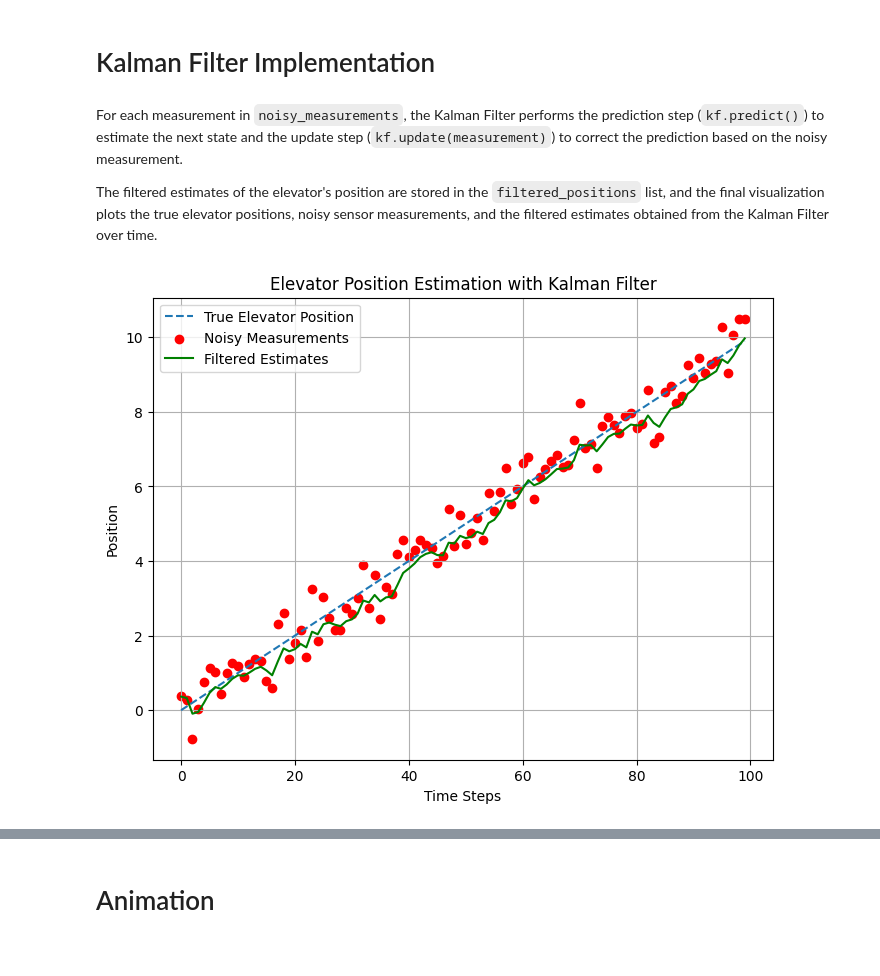
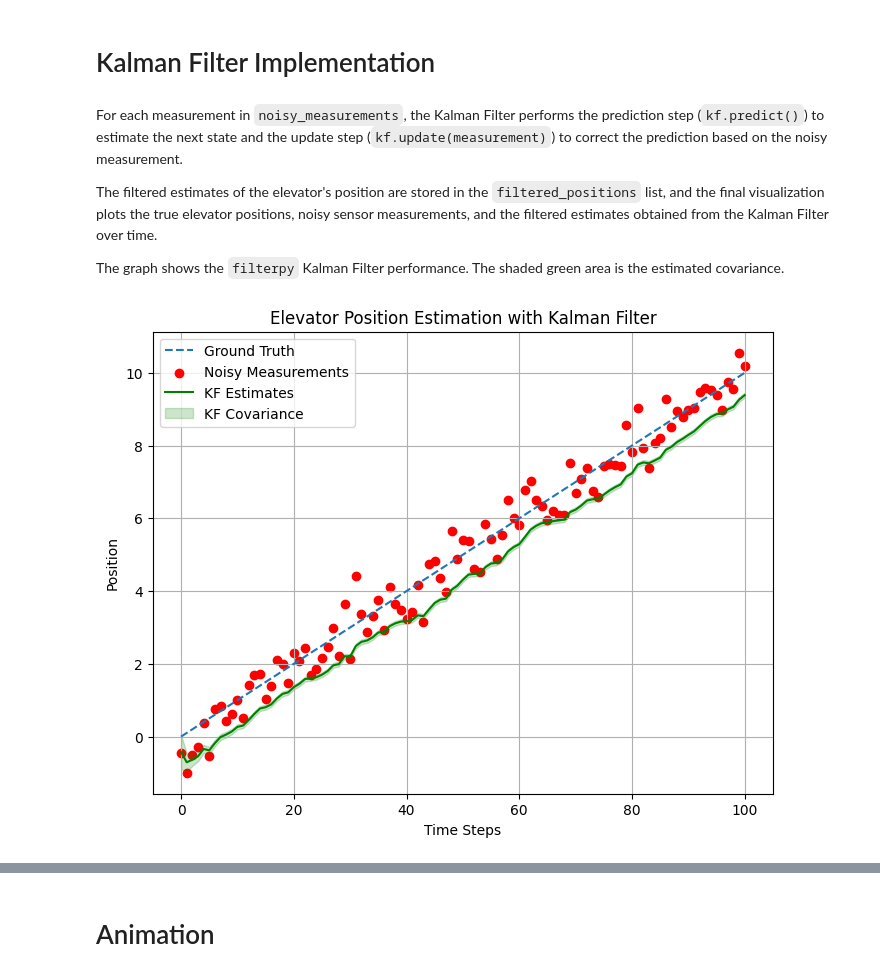
Before and after one commit to Fabulani/1d_kalman_filter, a Jupyter notebook: main.ipynb, the cells around one changed output, grey strips where cells are left out. Cells and saved outputs as stored; diff of their text form; code cells hidden in the pictures.

Commit message:
Fix animation, add my own Kalman Filter

```diff
--- a/main.ipynb
+++ b/main.ipynb
@@ -50,7 +52,7 @@ def generate_elevator_data(num_steps, initial_position=0, velocity=0.1, measurem
     return true_positions, noisy_measurements
 
 # Generate data for 100 time steps with default parameters
-num_steps = 100
+num_steps = 101
 true_positions, noisy_measurements = generate_elevator_data(num_steps)
 
 # Plot true elevator positions and noisy sensor measurements
@@ -71,42 +73,51 @@ plt.show()
 For each measurement in `noisy_measurements`, the Kalman Filter performs the prediction step (`kf.predict()`) to estimate the next state and the update step (`kf.update(measurement)`) to correct the prediction based on the noisy measurement.
 
 The filtered estimates of the elevator's position are stored in the `filtered_positions` list, and the final visualization plots the true elevator positions, noisy sensor measurements, and the filtered estimates obtained from the Kalman Filter over time.
+
+The graph shows the `filterpy` Kalman Filter performance. The shaded green area is the estimated covariance.
 # %%
 from filterpy.kalman import KalmanFilter
 
 def apply_kf(noisy_measurements):
     # Initialize Kalman Filter
     kf = KalmanFilter(dim_x=1, dim_z=1)  # 1D Kalman Filter
     kf.x = np.array([0.0])  # Initial state estimate
     kf.F = np.array([[1.0]])  # State transition matrix (constant velocity model)
     kf.H = np.array([[1.0]])  # Measurement matrix
     kf.P *= 10.0  # Initial state covariance matrix
-    kf.R *= 0.1  # Measurement noise covariance matrix
+    kf.R *= 0.5  # Measurement noise covariance matrix
     kf.Q = np.eye(1) * 0.01  # Process noise covariance matrix
 
     # Perform Kalman filtering
     kf_estimates = []
+    kf_cov = []
     for measurement in noisy_measurements:
         kf.predict()  # Prediction step
         kf.update(measurement)  # Correction step
-        kf_estimates.append(kf.x[0])
-    return kf_estimates
+        kf_estimates.append(kf.x[0])  # Estimated position
+        kf_cov.append(kf.P[0, 0])  # Estimated Covariance
+    return kf_estimates, kf_cov
 
-kf_estimates = apply_kf(noisy_measurements)
+kf_estimates, kf_cov = apply_kf(noisy_measurements)
 
 # Plot true elevator positions, noisy measurements, and filtered estimates
 plt.figure(figsize=(8, 6))
-plt.plot(range(num_steps), true_positions, label='True Elevator Position', linestyle='--')
+plt.plot(range(num_steps), true_positions, label='Ground Truth', linestyle='--')
 plt.scatter(range(num_steps), noisy_measurements, color='red', label='Noisy Measurements')
-plt.plot(range(num_steps), kf_estimates, color='green', label='Filtered Estimates')
+plt.plot(range(num_steps), kf_estimates, color='green', label='KF Estimates')
+# Covariance as shaded region
+plt.fill_between(range(num_steps), np.array(kf_estimates) - np.array(kf_cov),
+                 np.array(kf_estimates) + np.array(kf_cov),
+                 alpha=0.2, color='green', label='KF Covariance')
+
 plt.xlabel('Time Steps')
 plt.ylabel('Position')
 plt.title('Elevator Position Estimation with Kalman Filter')
 plt.legend()
 plt.grid(True)
 plt.show()
 # %% [output]
-[figure, old version]
+[figure, new version]
 # %% [markdown]
 About the KF parameters:
 1. **`dim_x=1` and `dim_z=1`:**
```
Also changed, not shown: parts of 13 cells of this notebook.
